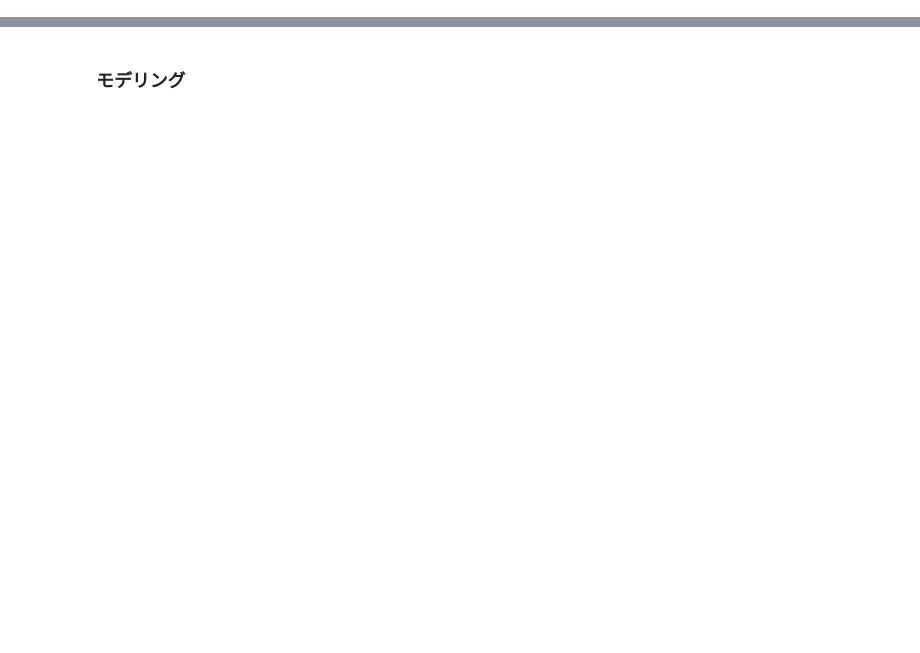
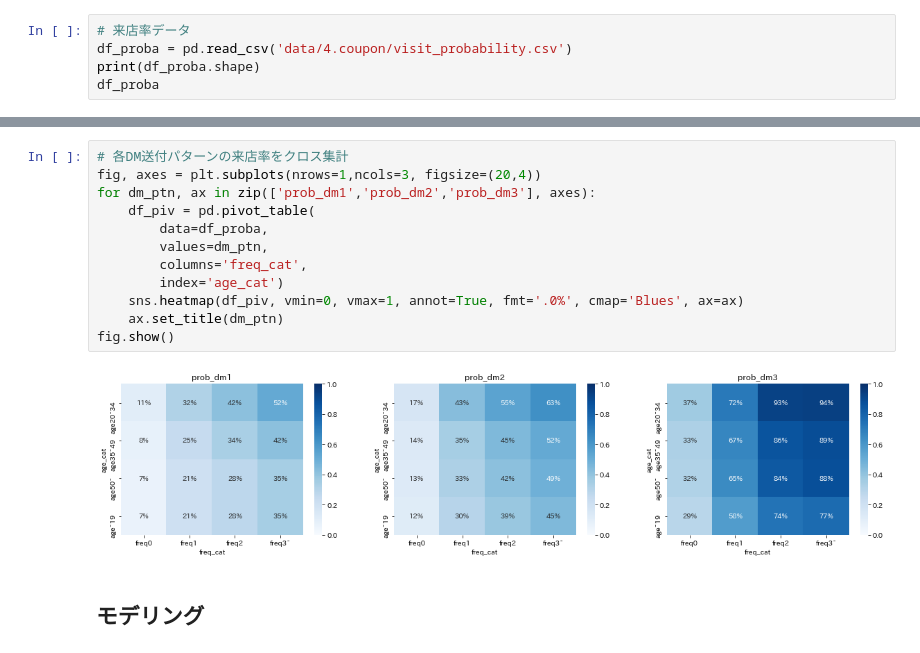
Before and after one commit to morison28/python-optimization, a Jupyter notebook: 02_discount-cuopon.ipynb, the cells around one changed output, grey strips where cells are left out. Cells and saved outputs as stored; diff of their text form; blank space fills up the shorter version.

```diff
--- a/02_discount-cuopon.ipynb
+++ b/02_discount-cuopon.ipynb
@@ -19,0 +119,5 @@
+# %%
+# 来店率データ
+df_proba = pd.read_csv('data/4.coupon/visit_probability.csv')
+print(df_proba.shape)
+df_proba
@@ -20,2 +150,16 @@
+# %%
+# 各DM送付パターンの来店率をクロス集計
+fig, axes = plt.subplots(nrows=1,ncols=3, figsize=(20,4))
+for dm_ptn, ax in zip(['prob_dm1','prob_dm2','prob_dm3'], axes):
+    df_piv = pd.pivot_table(
+        data=df_proba,
+        values=dm_ptn,
+        columns='freq_cat',
+        index='age_cat')
+    sns.heatmap(df_piv, vmin=0, vmax=1, annot=True, fmt='.0%', cmap='Blues', ax=ax)
+    ax.set_title(dm_ptn)
+fig.show()
+# %% [output]
+[figure, added]
 # %% [markdown]
-### モデリング
+## モデリング
```
Also changed, not shown: parts of 16 cells of this notebook.
